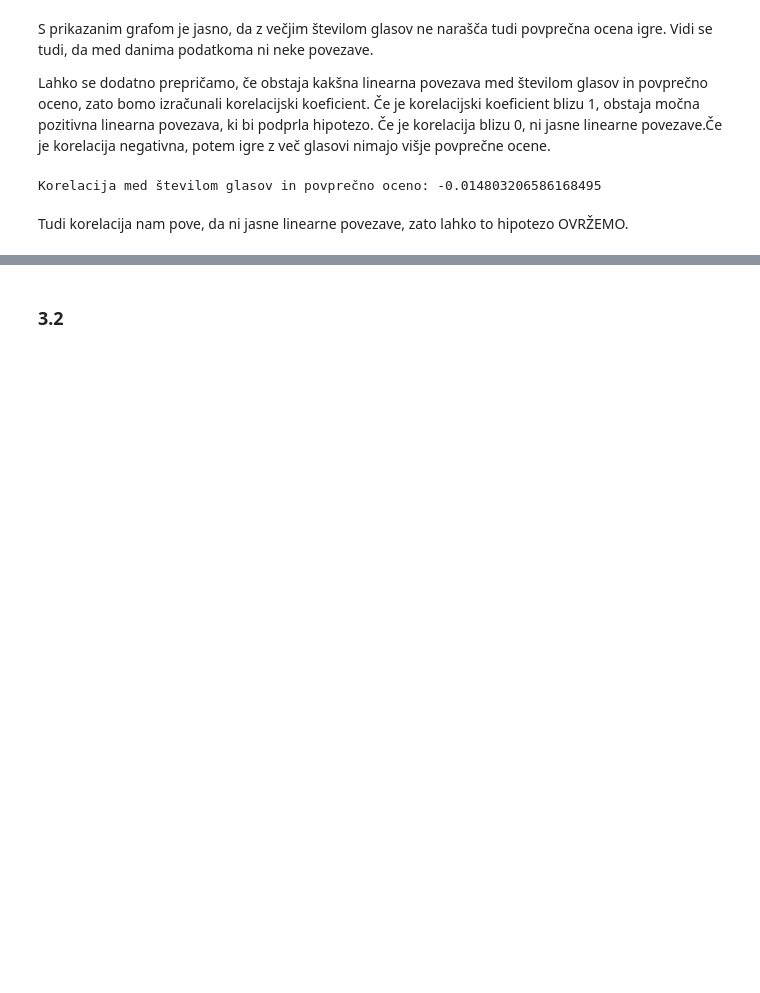
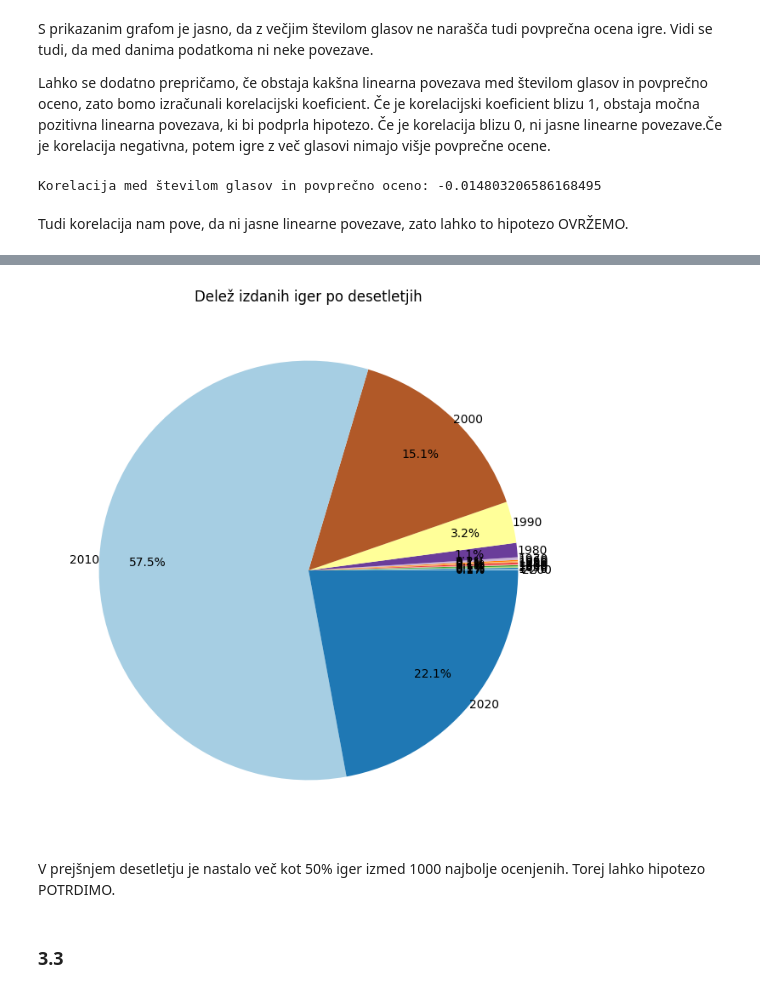
Before and after one commit to NikUrukalo/uvp-projektna-naloga, a Jupyter notebook: analiza.ipynb, the cells around one changed output, grey strips where cells are left out. Saved outputs shown, nothing was run; the diff lists cells and outputs as text; code cells hidden in the pictures; blank space fills up the shorter version.

Commit message:
dodal hipotezo

```diff
--- a/analiza.ipynb
+++ b/analiza.ipynb
@@ -95,0 +100,3 @@ Tudi korelacija nam pove, da ni jasne linearne povezave, zato lahko to hipotezo
+# %%
+st_iger_po_desetletjih = igre['desetletje'].value_counts().sort_index()
+st_iger_po_desetletjih
@@ -96,2 +120,17 @@ Tudi korelacija nam pove, da ni jasne linearne povezave, zato lahko to hipotezo
+# %%
+plt.figure(figsize=(8, 8))
+plt.pie(st_iger_po_desetletjih,
+        labels=st_iger_po_desetletjih.index,
+        autopct='%1.1f%%',
+        colors=plt.cm.Paired.colors,
+        pctdistance=0.77,
+        labeldistance=1.00
+        )
+plt.title('Delež izdanih iger po desetletjih')
+plt.show()
+# %% [output]
+[figure, added]
+# %% [markdown]
+V prejšnjem desetletju je nastalo več kot 50% iger izmed 1000 najbolje ocenjenih. Torej lahko hipotezo POTRDIMO.
 # %% [markdown]
-### 3.2
+### 3.3
```
Also changed, not shown: parts of 3 cells of this notebook.
